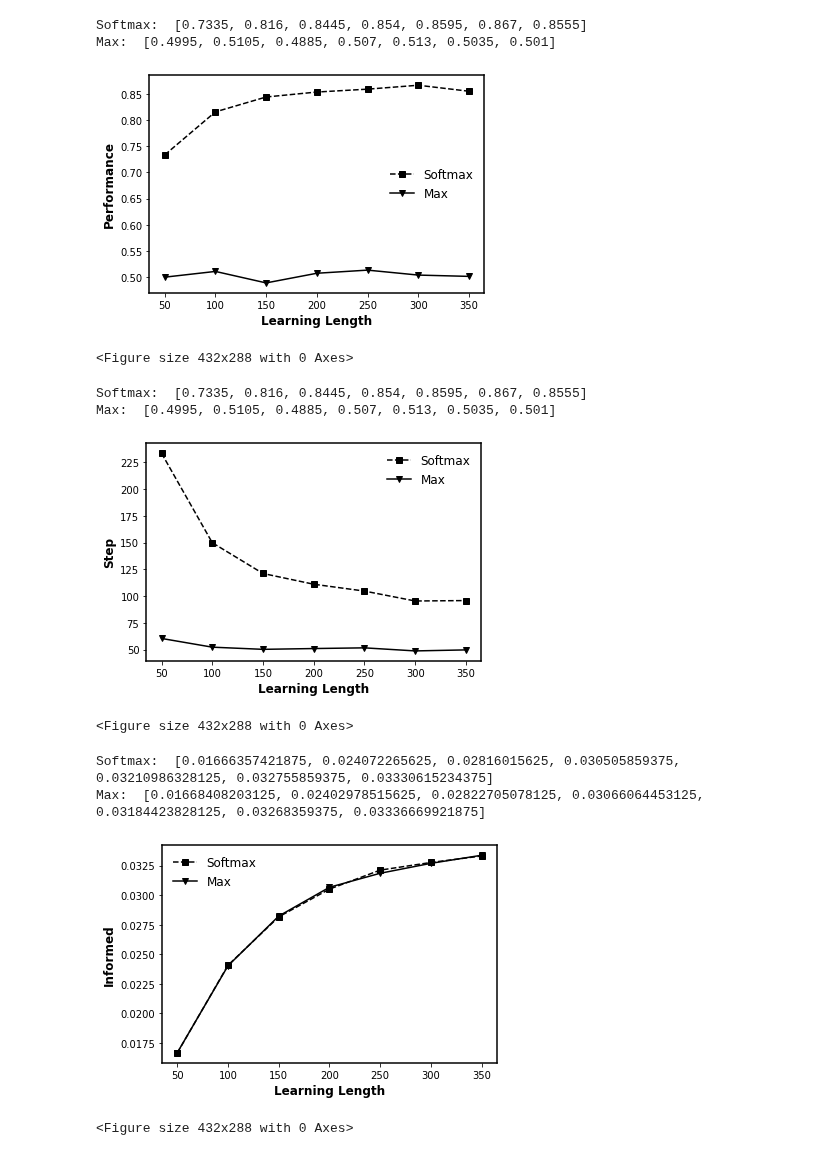
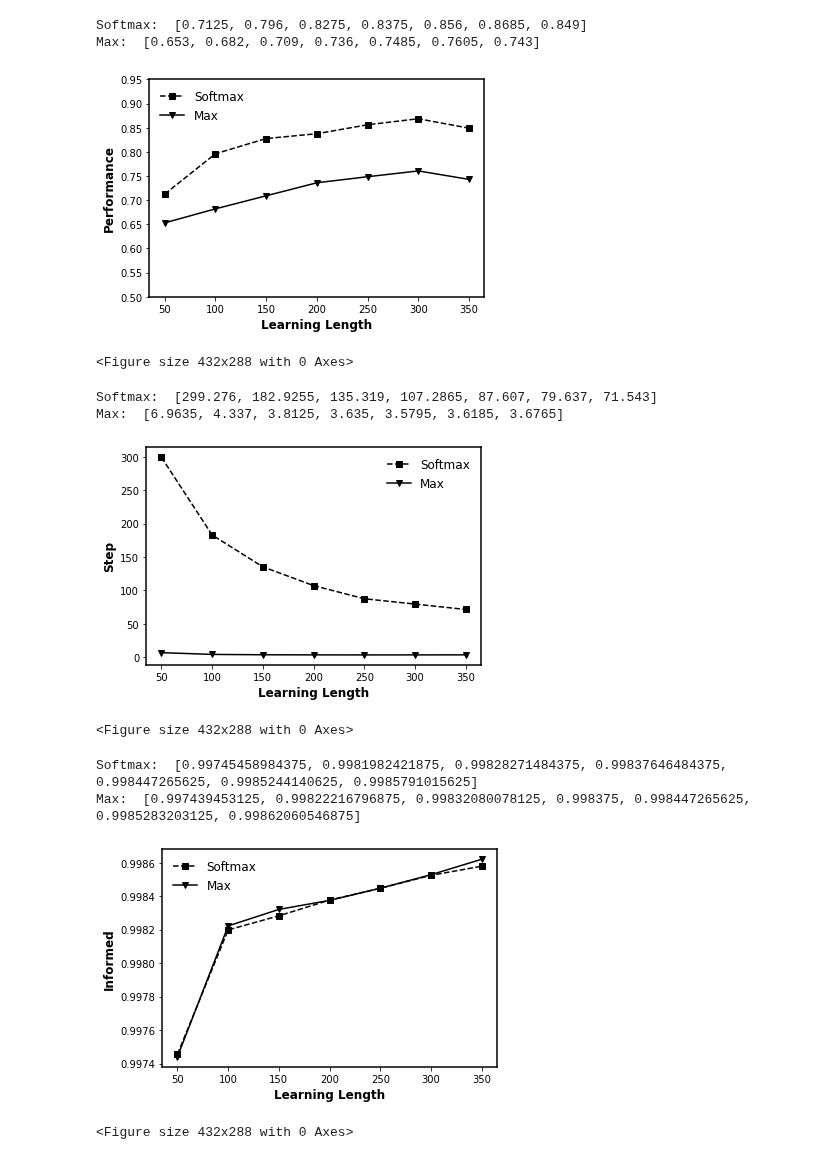
Before and after one commit to GrandJune/HAI, a Jupyter notebook: Fang2009/Results.ipynb, the cells around one changed output. Drawn from its saved outputs; the diff is of its cells as text; code cells hidden in the pictures.

Commit message:
Initialize: Figure 1-performance across learning length
Figure 2-Informed across distance from low peaks

```diff
--- a/Fang2009/Results.ipynb
+++ b/Fang2009/Results.ipynb
@@ -2,42 +2,47 @@
 import matplotlib.pyplot as plt
 import pickle
 legend_properties = {'weight':'bold'}
-data_folder = r"E:\data\hai-0307\Fang2009_8"
+data_folder = r"E:\data\hai-0307\Fang2009_10"
 performance_softmax_file = data_folder + r"\softmax_performance_across_learning"
 performance_max_file = data_folder + r"\max_performance_across_learning"
+# performance_max_file_2 = data_folder + r"\max_performance_across_learning_2"
+
 
 with open(performance_softmax_file, 'rb') as infile:
     softmax_performance = pickle.load(infile)
 with open(performance_max_file, 'rb') as infile:
     max_performance = pickle.load(infile)
+# with open(performance_max_file_2, 'rb') as infile:
+#     max_performance_2 = pickle.load(infile)
 
 # for high, low in zip(high_peaks, low_peaks):
 #     print(high + low)
 print("Softmax: ", softmax_performance)
 print("Max: ", max_performance)
 # Performance
 x =  [50, 100, 150, 200, 250, 300, 350]
 fig, ax = plt.subplots()
 ax.spines["left"].set_linewidth(1.5)
 ax.spines["right"].set_linewidth(1.5)
 ax.spines["top"].set_linewidth(1.5)
 ax.spines["bottom"].set_linewidth(1.5)
 plt.plot(x, softmax_performance, "k--s", label="Softmax")
 plt.plot(x, max_performance, "k-v", label="Max")
 plt.xlabel('Learning Length', fontweight='bold', fontsize=12)
 plt.ylabel('Performance', fontweight='bold', fontsize=12)
 # plt.xticks(x)
+ax.set_ylim(0.50, 0.95)
 plt.legend(frameon=False, ncol=1, fontsize=12)
 plt.savefig(data_folder + r"\Softmax_Max_performance.png", transparent=True, dpi=300)
 plt.show()
 plt.clf()
 # %% [output]
-Softmax:  [0.7335, 0.816, 0.8445, 0.854, 0.8595, 0.867, 0.8555]
-Max:  [0.4995, 0.5105, 0.4885, 0.507, 0.513, 0.5035, 0.501]
+Softmax:  [0.7125, 0.796, 0.8275, 0.8375, 0.856, 0.8685, 0.849]
+Max:  [0.653, 0.682, 0.709, 0.736, 0.7485, 0.7605, 0.743]
-[figure, old version]
+[figure, new version]
 <Figure size 432x288 with 0 Axes>
 # %%
-data_folder = r"E:\data\hai-0307\Fang2009_8"
+data_folder = r"E:\data\hai-0307\Fang2009_9"
 step_softmax_file = data_folder + r"\softmax_steps_across_learning"
 step_max_file = data_folder + r"\max_steps_across_learning"
 
@@ -48,8 +53,8 @@ with open(step_max_file, 'rb') as infile:
 
 # for high, low in zip(high_peaks, low_peaks):
 #     print(high + low)
-print("Softmax: ", softmax_performance)
-print("Max: ", max_performance)
+print("Softmax: ", softmax_step)
+print("Max: ", max_step)
 # Performance
 x =  [50, 100, 150, 200, 250, 300, 350]
 fig, ax = plt.subplots()
@@ -67,12 +72,12 @@ plt.savefig(data_folder + r"\Softmax_Max_step.png", transparent=True, dpi=300)
 plt.show()
 plt.clf()
 # %% [output]
-Softmax:  [0.7335, 0.816, 0.8445, 0.854, 0.8595, 0.867, 0.8555]
-Max:  [0.4995, 0.5105, 0.4885, 0.507, 0.513, 0.5035, 0.501]
+Softmax:  [299.276, 182.9255, 135.319, 107.2865, 87.607, 79.637, 71.543]
+Max:  [6.9635, 4.337, 3.8125, 3.635, 3.5795, 3.6185, 3.6765]
-[figure, old version]
+[figure, new version]
 <Figure size 432x288 with 0 Axes>
 # %%
-data_folder = r"E:\data\hai-0307\Fang2009_8"
+data_folder = r"E:\data\hai-0307\Fang2009_9"
 informed_softmax_file = data_folder + r"\softmax_informed_across_learning"
 informed_max_file = data_folder + r"\max_informed_across_learning"
 
@@ -102,8 +107,8 @@ plt.savefig(data_folder + r"\Softmax_Max_informed.png", transparent=True, dpi=30
 plt.show()
 plt.clf()
 # %% [output]
-Softmax:  [0.01666357421875, 0.024072265625, 0.02816015625, 0.030505859375, 0.03210986328125, 0.032755859375, 0.03330615234375]
-Max:  [0.01668408203125, 0.02402978515625, 0.02822705078125, 0.03066064453125, 0.03184423828125, 0.03268359375, 0.03336669921875]
+Softmax:  [0.99745458984375, 0.9981982421875, 0.99828271484375, 0.99837646484375, 0.998447265625, 0.9985244140625, 0.9985791015625]
+Max:  [0.997439453125, 0.99822216796875, 0.99832080078125, 0.998375, 0.998447265625, 0.9985283203125, 0.99862060546875]
-[figure, old version]
+[figure, new version]
 <Figure size 432x288 with 0 Axes>
 # %%
```
Also changed, not shown: parts of 1 cell of this notebook, 2 other files.
